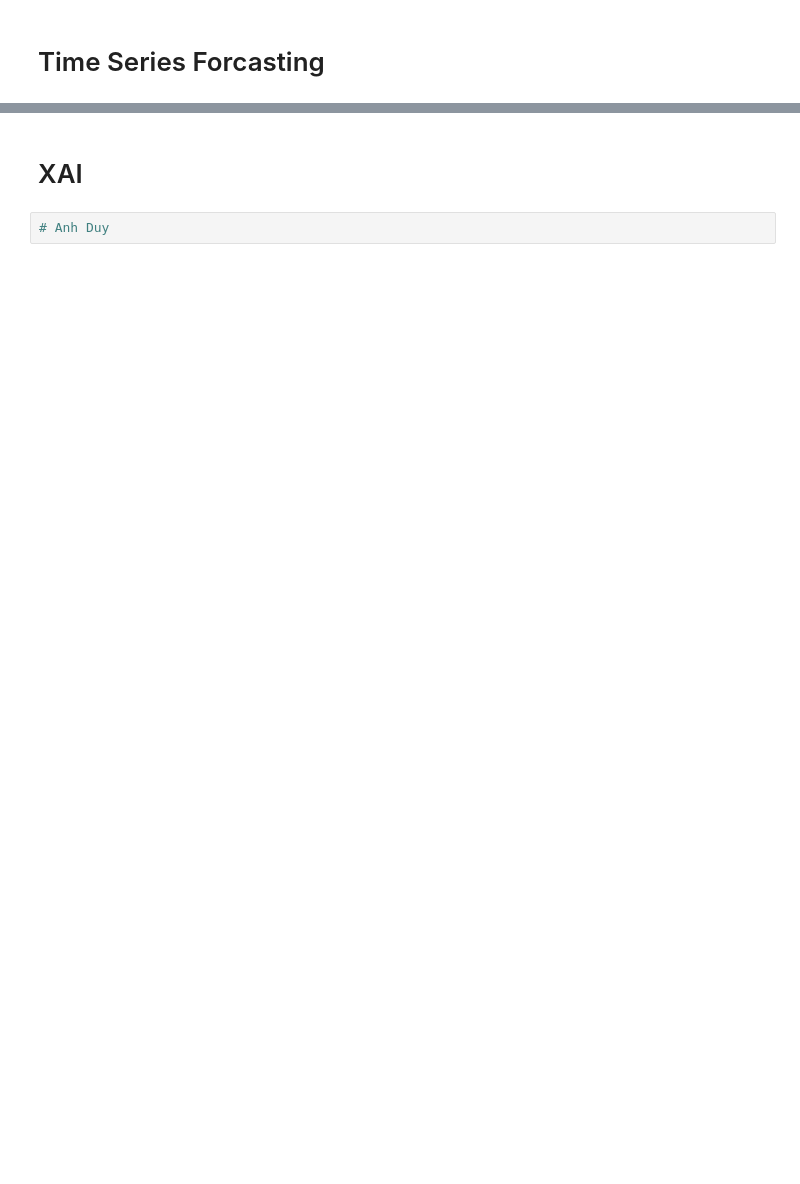
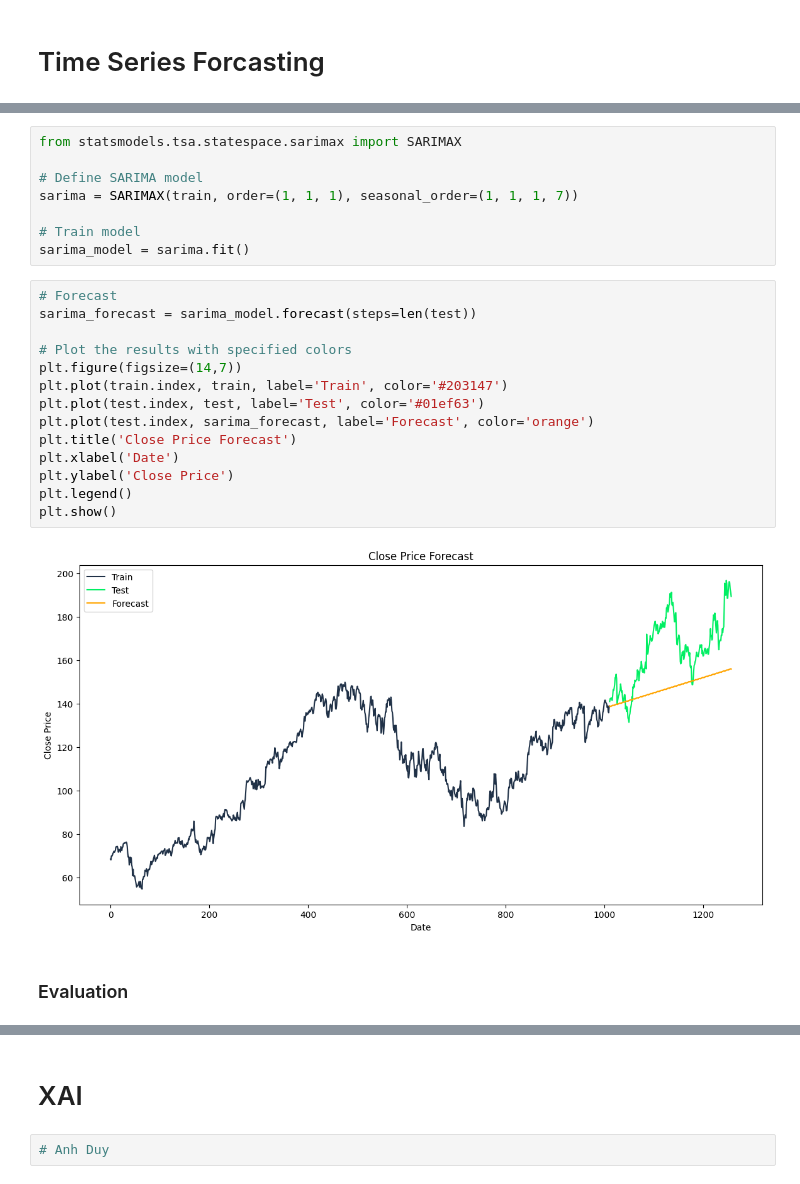
Before and after one commit to HuynhHanDong/Google-stock-analysis-and-forecasting, a Jupyter notebook: assignment.ipynb, the cells around one changed output, grey strips where cells are left out. Saved outputs shown, nothing was run; the diff lists cells and outputs as text; blank space fills up the shorter version.

```diff
--- a/assignment.ipynb
+++ b/assignment.ipynb
@@ -337,0 +373,26 @@ plt.show()
+# %%
+from statsmodels.tsa.statespace.sarimax import SARIMAX
+
+# Define SARIMA model
+sarima = SARIMAX(train, order=(1, 1, 1), seasonal_order=(1, 1, 1, 7))
+
+# Train model
+sarima_model = sarima.fit()
+# %%
+# Forecast
+sarima_forecast = sarima_model.forecast(steps=len(test))
+
+# Plot the results with specified colors
+plt.figure(figsize=(14,7))
+plt.plot(train.index, train, label='Train', color='#203147')
+plt.plot(test.index, test, label='Test', color='#01ef63')
+plt.plot(test.index, sarima_forecast, label='Forecast', color='orange')
+plt.title('Close Price Forecast')
+plt.xlabel('Date')
+plt.ylabel('Close Price')
+plt.legend()
+plt.show()
+# %% [output]
+[figure, added]
+# %% [markdown]
+### Evaluation
```
Also changed, not shown: parts of 27 cells of this notebook, 2 other files.
